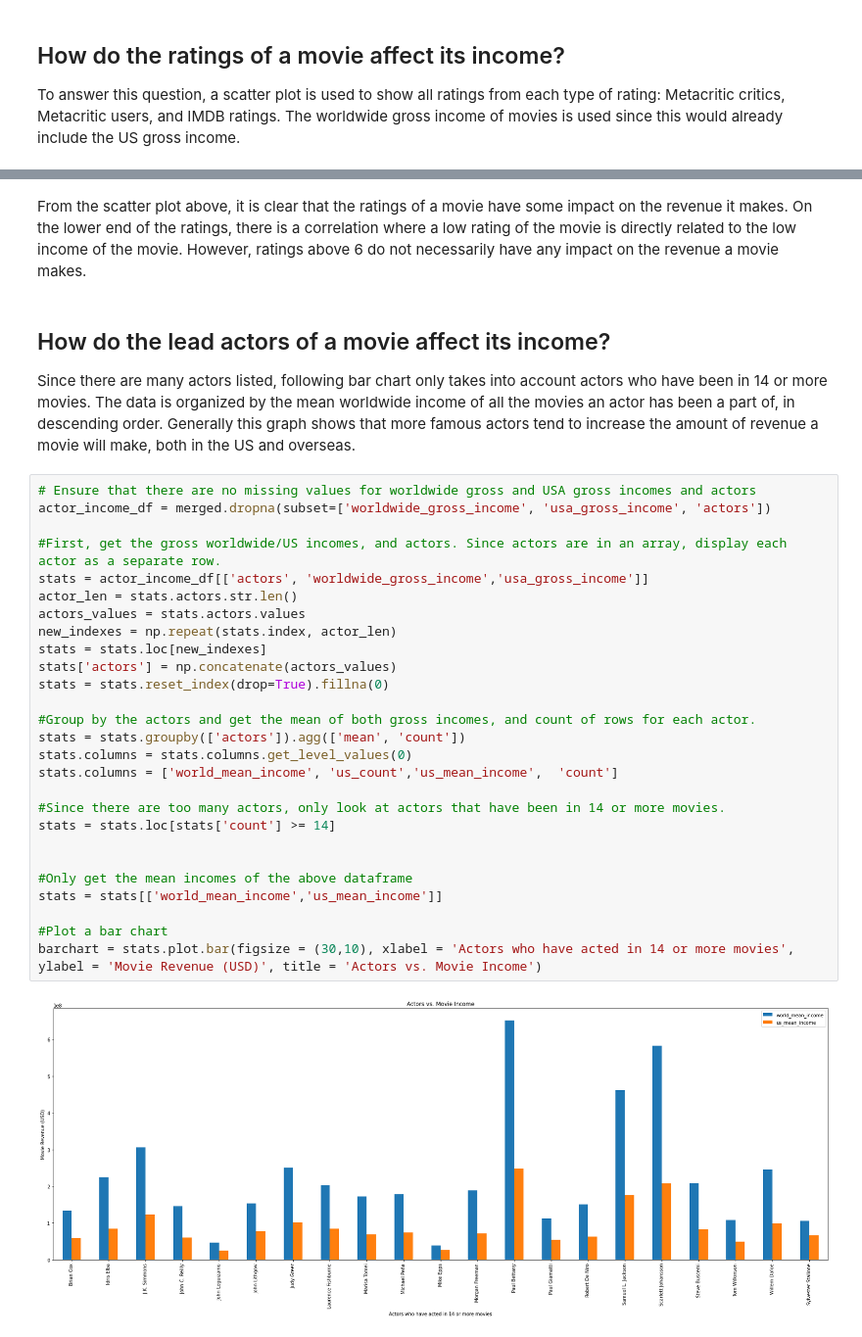
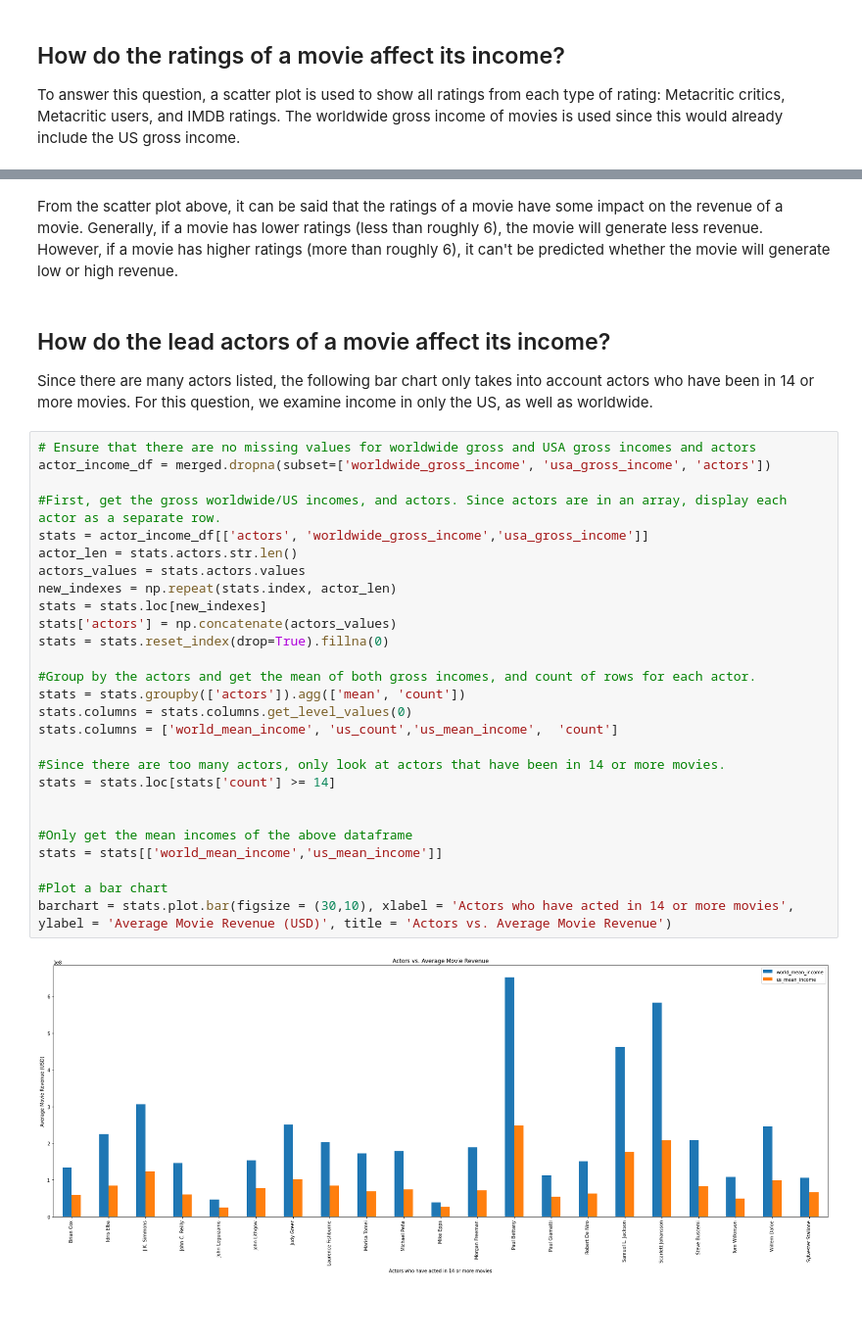
Before and after one commit to yashharanb/ENSF544Project1-1, a Jupyter notebook: Project1-1.ipynb, the cells around one changed output, grey strips where cells are left out. Shown at 98% size. Saved outputs shown, nothing was run; the diff lists cells and outputs as text; blank space fills up the shorter version.

```diff
--- a/Project1-1.ipynb
+++ b/Project1-1.ipynb
@@ -334,37 +333,37 @@ plot.title.set_size(20)
 plot = plot.legend(prop=dict(size=18))
 # %% [output]
 [figure]
-# %% [markdown]
-From the scatter plot above, it is clear that the ratings of a movie have some impact on the revenue it makes. On the lower end of the ratings, there is a correlation where a low rating of the movie is directly related to the low income of the movie. However, ratings above 6 do not necessarily have any impact on the revenue a movie makes.
+# %% [markdown]
+From the scatter plot above, it can be said that the ratings of a movie have some impact on the revenue of a movie. Generally, if a movie has lower ratings (less than roughly 6), the movie will generate less revenue. However, if a movie has higher ratings (more than roughly 6), it can't be predicted whether the movie will generate low or high revenue.
 # %% [markdown]
 ## How do the lead actors of a movie affect its income?
-Since there are many actors listed, following bar chart only takes into account actors who have been in 14 or more movies. The data is organized by the mean worldwide income of all the movies an actor has been a part of, in descending order. Generally this graph shows that more famous actors tend to increase the amount of revenue a movie will make, both in the US and overseas.
+Since there are many actors listed, the following bar chart only takes into account actors who have been in 14 or more movies. For this question, we examine income in only the US, as well as worldwide.
 # %%
 # Ensure that there are no missing values for worldwide gross and USA gross incomes and actors
 actor_income_df = merged.dropna(subset=['worldwide_gross_income', 'usa_gross_income', 'actors'])
 
 #First, get the gross worldwide/US incomes, and actors. Since actors are in an array, display each actor as a separate row.
 stats = actor_income_df[['actors', 'worldwide_gross_income','usa_gross_income']]
 actor_len = stats.actors.str.len()
 actors_values = stats.actors.values
 new_indexes = np.repeat(stats.index, actor_len)
 stats = stats.loc[new_indexes]
 stats['actors'] = np.concatenate(actors_values)
 stats = stats.reset_index(drop=True).fillna(0)
 
 #Group by the actors and get the mean of both gross incomes, and count of rows for each actor.
 stats = stats.groupby(['actors']).agg(['mean', 'count'])
 stats.columns = stats.columns.get_level_values(0)
 stats.columns = ['world_mean_income', 'us_count','us_mean_income',  'count']
 
 #Since there are too many actors, only look at actors that have been in 14 or more movies.
 stats = stats.loc[stats['count'] >= 14]
 
 
 #Only get the mean incomes of the above dataframe
 stats = stats[['world_mean_income','us_mean_income']]
 
 #Plot a bar chart
-barchart = stats.plot.bar(figsize = (30,10), xlabel = 'Actors who have acted in 14 or more movies', ylabel = 'Movie Revenue (USD)', title = 'Actors vs. Movie Income')
+barchart = stats.plot.bar(figsize = (30,10), xlabel = 'Actors who have acted in 14 or more movies', ylabel = 'Average Movie Revenue (USD)', title = 'Actors vs. Average Movie Revenue')
 # %% [output]
-[figure, old version]
+[figure, new version]
```
Also changed, not shown: parts of 12 cells of this notebook.
